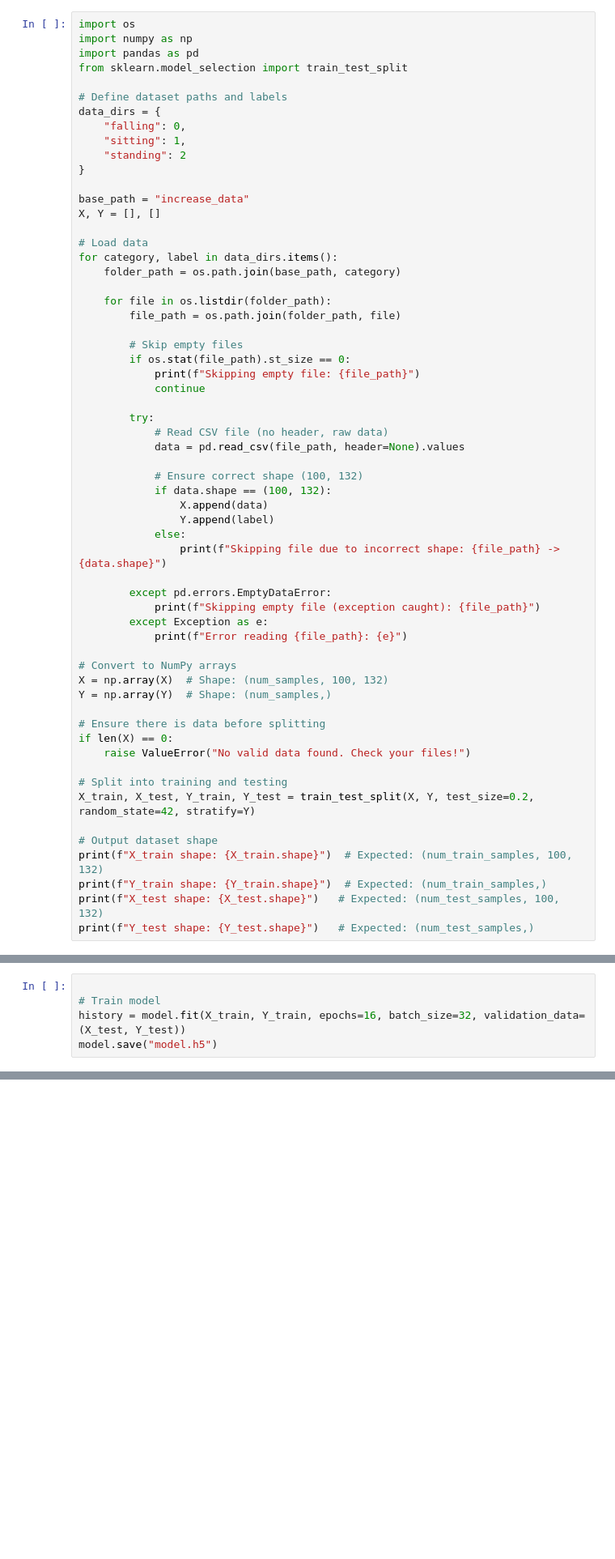
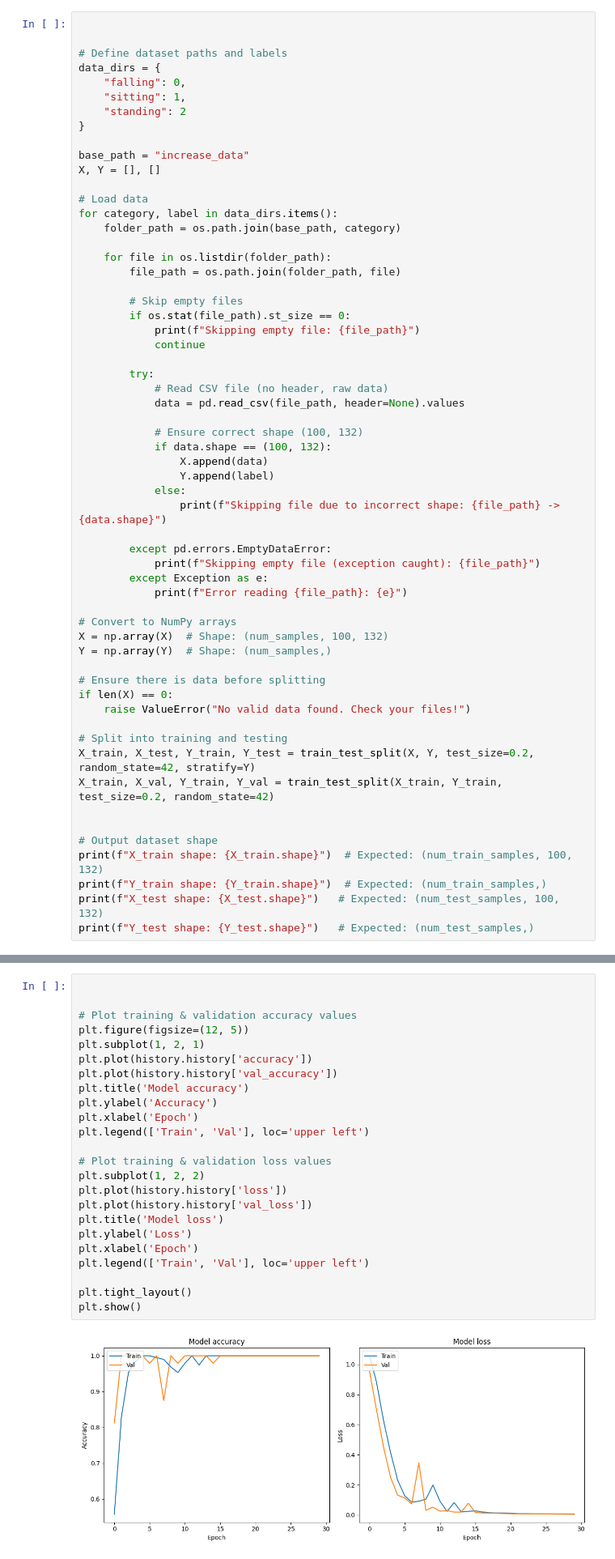
Before and after one commit to BuiAnh12/iot, a Jupyter notebook: ml_pipeline/train_ltsm_main.ipynb, the cells around one changed output, grey strips where cells are left out. Shown at 81% size. Drawn from its saved outputs; the diff is of its cells as text; blank space fills up the shorter version.

Commit message:
FEAT: Update plot and metrix

```diff
--- a/ml_pipeline/train_ltsm_main.ipynb
+++ b/ml_pipeline/train_ltsm_main.ipynb
@@ -1,8 +11,5 @@
 # %%
-import os
-import numpy as np
-import pandas as pd
-from sklearn.model_selection import train_test_split
+
 
 # Define dataset paths and labels
 data_dirs = {
@@ -52,6 +59,8 @@ if len(X) == 0:
 
 # Split into training and testing
 X_train, X_test, Y_train, Y_test = train_test_split(X, Y, test_size=0.2, random_state=42, stratify=Y)
+X_train, X_val, Y_train, Y_val = train_test_split(X_train, Y_train, test_size=0.2, random_state=42)
+
 
 # Output dataset shape
 print(f"X_train shape: {X_train.shape}")  # Expected: (num_train_samples, 100, 132)
@@ -75,8 +84,3 @@ model.add(LSTM(units=50))
 model.add(Dropout(0.2))
 model.add(Dense(units=3, activation="softmax"))
 model.compile(optimizer="adam", metrics=['accuracy'], loss="sparse_categorical_crossentropy")
-# %%
-
-# Train model
-history = model.fit(X_train, Y_train, epochs=16, batch_size=32, validation_data=(X_test, Y_test))
-model.save("model.h5")
@@ -82,0 +132,26 @@ model.save("model.h5")
+# %%
+
+
+# Plot training & validation accuracy values
+plt.figure(figsize=(12, 5))
+plt.subplot(1, 2, 1)
+plt.plot(history.history['accuracy'])
+plt.plot(history.history['val_accuracy'])
+plt.title('Model accuracy')
+plt.ylabel('Accuracy')
+plt.xlabel('Epoch')
+plt.legend(['Train', 'Val'], loc='upper left')
+
+# Plot training & validation loss values
+plt.subplot(1, 2, 2)
+plt.plot(history.history['loss'])
+plt.plot(history.history['val_loss'])
+plt.title('Model loss')
+plt.ylabel('Loss')
+plt.xlabel('Epoch')
+plt.legend(['Train', 'Val'], loc='upper left')
+
+plt.tight_layout()
+plt.show()
+# %% [output]
+[figure, added]
```
Also changed, not shown: parts of 8 cells of this notebook, 2 other files.
